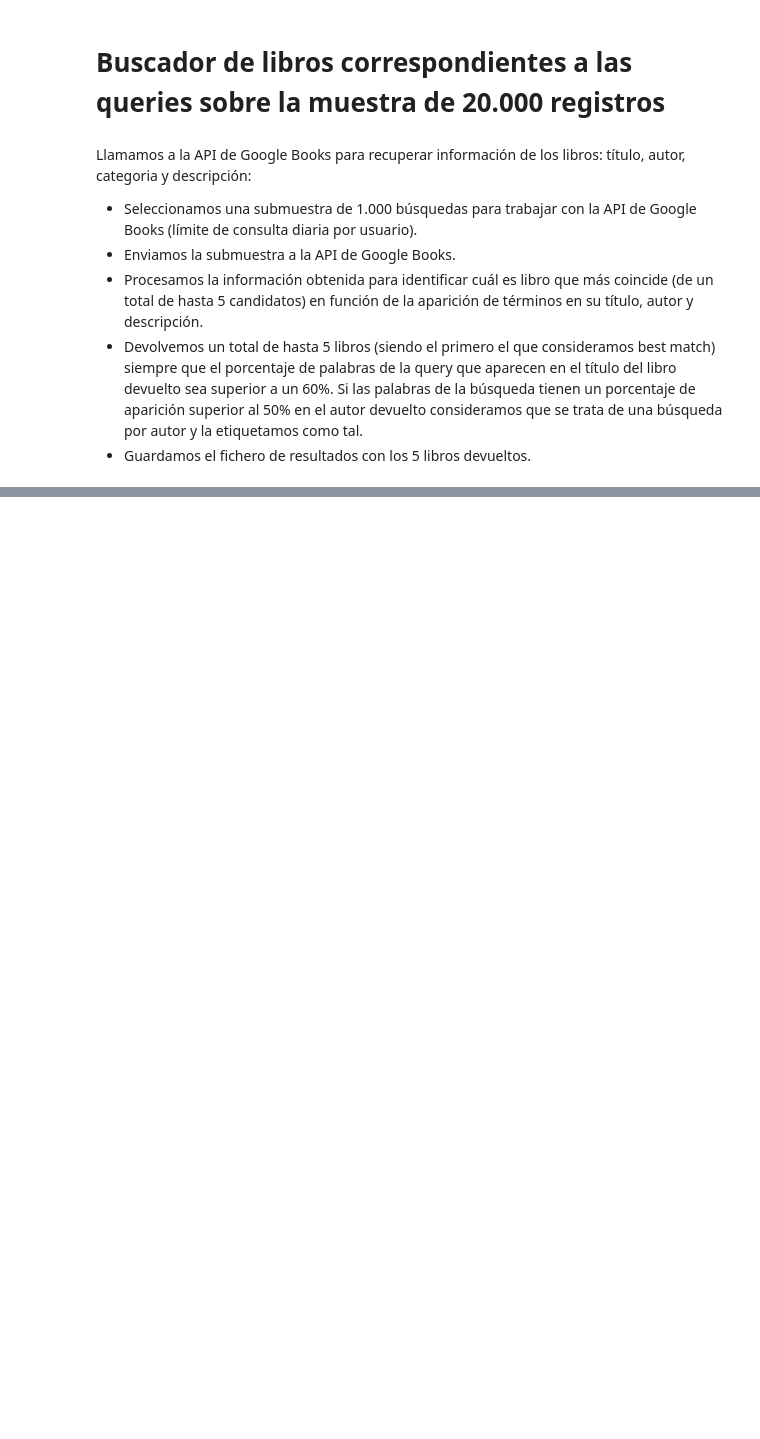
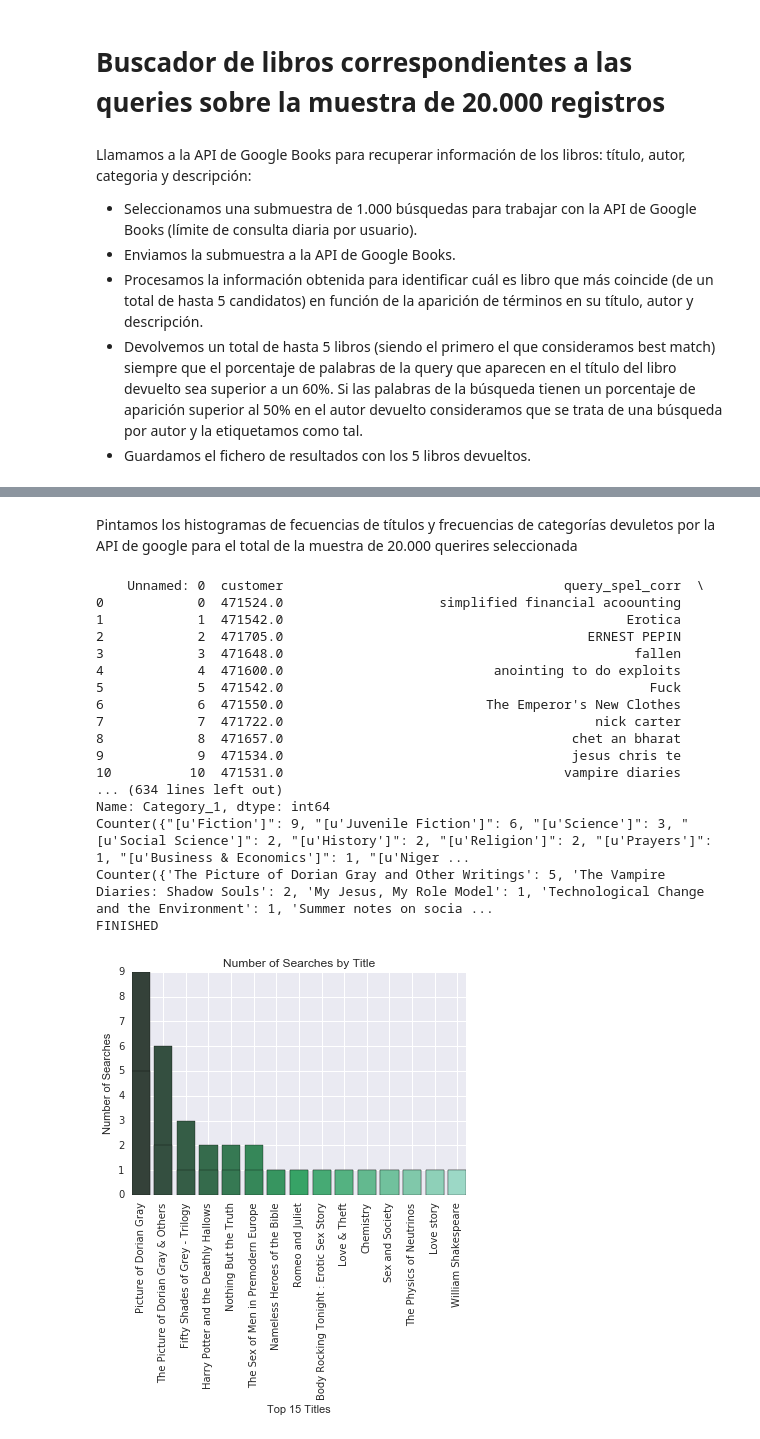
Before and after one commit to cnlewis/CAPE_stone, a Jupyter notebook: Script_proceso_busquedas_integrado.ipynb, the cells around one changed output, grey strips where cells are left out. Cells and saved outputs as stored; diff of their text form; code cells hidden in the pictures; blank space fills up the shorter version.

```diff
--- a/Script_proceso_busquedas_integrado.ipynb
+++ b/Script_proceso_busquedas_integrado.ipynb
@@ -1816,0 +1840,74 @@ print 'FINISHED'
+# %% [markdown]
+Pintamos los histogramas de fecuencias de títulos y frecuencias de categorías devuletos por la API de google para el total de la muestra de 20.000 querires seleccionada
+# %%
+# Importamos CSVs de respuestas google api de 1000 queries
+
+df_words = pd.read_csv(os.path.join(base_dir,'df_queries_books_sample_004.csv'))
+df_words1 = df_words[['Category_1']]
+print df_words
+
+
+#Sacamos los 0 y miramos frequencia de las categorias1 y de los titulos1
+
+df_words2 = df_words[df_words.Category_1.str.contains("0") == False]
+df_words3 = df_words[df_words.Title_1.str.contains("0") == False]
+df_busc= df_words2['Category_1'].value_counts()
+df_busc_titles = df_words2['Title_1'].value_counts()
+print df_busc
+
+cat_counter = Counter(df_words2['Category_1'])
+print cat_counter
+Title_counter = Counter(df_words3['Title_1'])
+print Title_counter
+
+
+# Hacemos el histograma de frecuencias de categorias
+
+cat_counter_hist = pd.DataFrame(cat_counter.most_common(15))
+
+x_cat = cat_counter_hist[0] # Frecuencia TOP 15
+y_cat = cat_counter_hist[1]
+
+plt.bar(y_cat.index,y_cat.values,align='center',color=sns.color_palette("BuGn_d", 15))
+plt.xticks([0,1,2,3,4,5,6,7,8,9,10,11,12,13,14],['Fiction','Juvenile Fiction','Religion','History','Business & Economics','Literary Criticism','Biography & Autobiography','Science','Social Science','Education','Juvenile Nonfiction','Medical','Family & Relationships','Foreign Language Study','Language Arts & Disciplines'], rotation='vertical')
+
+plt.title('Number of Searches by Category');
+plt.ylabel('Number of Searches');
+plt.xlabel('Top 15 categories');
+
+
+
+# Hacemos el histograma de frecuencia de títulos
+
+tit_counter_hist = pd.DataFrame(Title_counter.most_common(15))
+
+x_tit = tit_counter_hist[0] # Frecuencia TOP 15
+y_tit = tit_counter_hist[1]
+
+plt.bar(y_tit.index,y_tit.values,align='center',color=sns.color_palette("BuGn_d", 15))
+plt.xticks([0,1,2,3,4,5,6,7,8,9,10,11,12,13,14],['Picture of Dorian Gray','The Picture of Dorian Gray & Others','Fifty Shades of Grey - Trilogy','Harry Potter and the Deathly Hallows','Nothing But the Truth','The Sex of Men in Premodern Europe','Nameless Heroes of the Bible', 'Romeo and Juliet', 'Body Rocking Tonight : Erotic Sex Story', 'Love & Theft','Chemistry','Sex and Society','The Physics of Neutrinos','Love story','William Shakespeare'], rotation='vertical')
+
+plt.title('Number of Searches by Title');
+plt.ylabel('Number of Searches');
+plt.xlabel('Top 15 Titles');
+
+print 'FINISHED'
+# %% [output]
+    Unnamed: 0  customer                                    query_spel_corr  \
+0            0  471524.0                    simplified financial acoounting
+1            1  471542.0                                            Erotica
+2            2  471705.0                                       ERNEST PEPIN
+3            3  471648.0                                             fallen
+4            4  471600.0                           anointing to do exploits
+5            5  471542.0                                               Fuck
+6            6  471550.0                          The Emperor's New Clothes
+7            7  471722.0                                        nick carter
+8            8  471657.0                                     chet an bharat
+9            9  471534.0                                     jesus chris te
+10          10  471531.0                                    vampire diaries
+... (634 lines left out)
+Name: Category_1, dtype: int64
+Counter({"[u'Fiction']": 9, "[u'Juvenile Fiction']": 6, "[u'Science']": 3, "[u'Social Science']": 2, "[u'History']": 2, "[u'Religion']": 2, "[u'Prayers']": 1, "[u'Business & Economics']": 1, "[u'Niger ...
+Counter({'The Picture of Dorian Gray and Other Writings': 5, 'The Vampire Diaries: Shadow Souls': 2, 'My Jesus, My Role Model': 1, 'Technological Change and the Environment': 1, 'Summer notes on socia ...
+FINISHED
+[figure, added]
```
Also changed, not shown: parts of 23 cells of this notebook.
